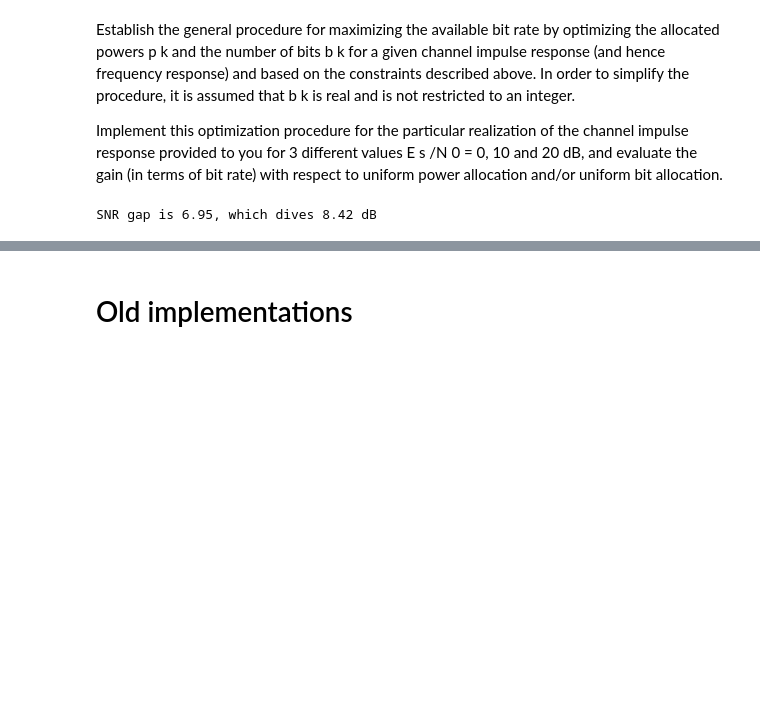
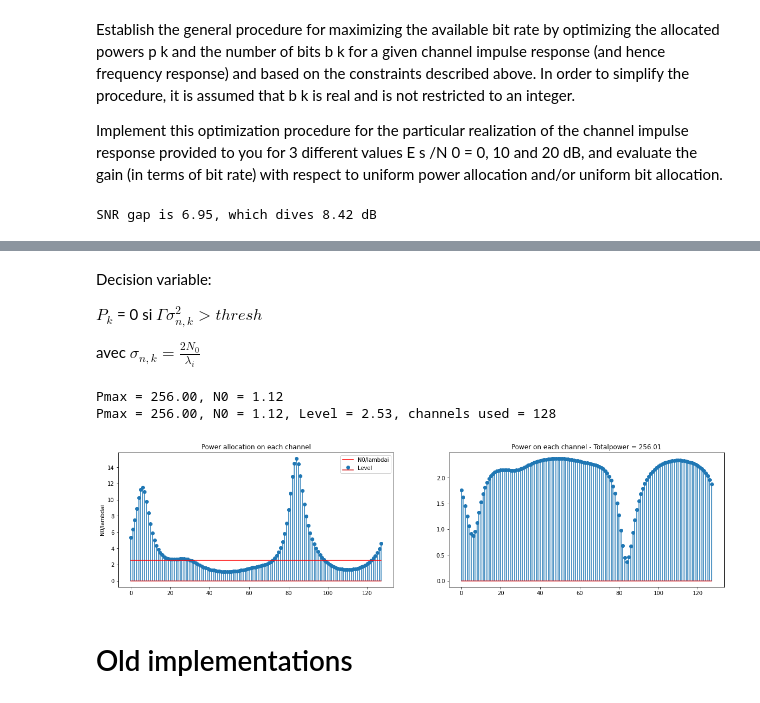
Before and after one commit to delaitl/OFDM, a Jupyter notebook: BEN_step2.ipynb, the cells around one changed output, grey strips where cells are left out. Saved outputs shown, nothing was run; the diff lists cells and outputs as text; code cells hidden in the pictures; blank space fills up the shorter version.

```diff
--- a/BEN_step2.ipynb
+++ b/BEN_step2.ipynb
@@ -82,3 +70,58 @@ array([[ 0.15898139+0.62811469j],
+# %% [markdown]
+Decision variable:
+
+$P_k$ = 0 si $\Gamma \sigma_{n,k}^2 > thresh$
+
+avec
+$\sigma_{n,k} = \frac{2N_0}{\lambda_i}$
+# %%
+Pmax = 256 #On se fixe le pmax
+
+esnodb = 0
+esno = 10**(-esnodb/10)
+N0 = (1/2)* (128/144) * (1/esno)
+N0=1
+
+
+sigs =  2 #Sigmasquare of signal
+ESNO = 10**(esnodb/10)
+var=sigs/(ESNO*2)
+var = var * (144/128)
+N0=var
+
+print("Pmax = {:.2f}, N0 = {:.2f}".format(Pmax,N0))
+
+level = 0
+totalpower = 0
+
+Pi = np.zeros(lambdai.shape)
+while(totalpower<Pmax):
+    level+=0.0001
+    Pi[:] = level - 2*N0/(lambdai[:]*SNRGap)
+    Pi[Pi<0]=0
+    totalpower = np.sum(Pi)
+
+channelsused = Pi>0
+channelsused = np.sum(channelsused)
+
+print("Pmax = {:.2f}, N0 = {:.2f}, Level = {:.2f}, channels used = {:.0f}".format(Pmax,N0,level,channelsused))
+plt.figure(figsize = (20,10))
+plt.subplot(221)
+plt.stem(2*N0/lambdai)
+plt.plot(np.ones(lambdai.shape)*level, '-r')
+plt.legend(["N0/lambdai", "Level"])
+plt.ylabel("N0/lambdai")
+plt.title("Power allocation on each channel")
+
+
+plt.subplot(222)
+plt.stem(Pi)
+plt.title("Power on each channel - Totalpower = {:.2f}".format(totalpower))
+plt.show()
+# %% [output]
+Pmax = 256.00, N0 = 1.12
+Pmax = 256.00, N0 = 1.12, Level = 2.53, channels used = 128
+[figure, added]
 # %% [markdown]
 # Old implementations
 # %%
```
Also changed, not shown: parts of 6 cells of this notebook, 3 other files.
